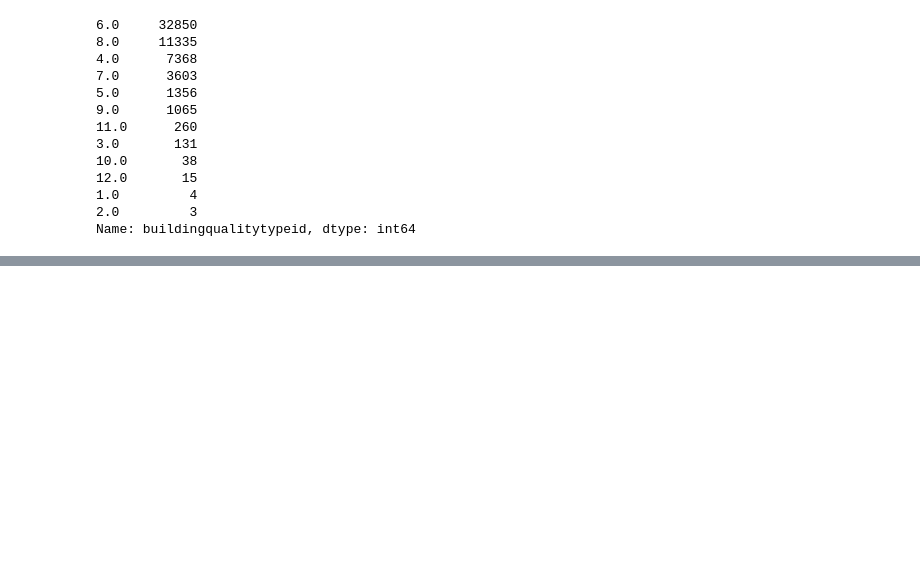
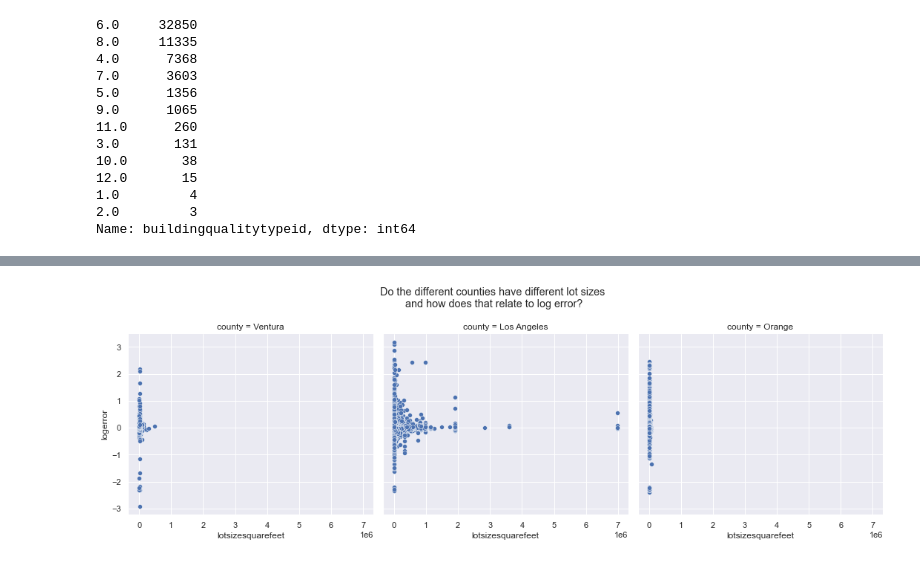
Before and after one commit to brandon-sharpe/clustering-exercises, a Jupyter notebook: explore_zillow.ipynb, the cells around one changed output, grey strips where cells are left out. Saved outputs shown, nothing was run; the diff lists cells and outputs as text; code cells hidden in the pictures; blank space fills up the shorter version.

```diff
--- a/explore_zillow.ipynb
+++ b/explore_zillow.ipynb
@@ -75,0 +153,11 @@ for ax, col in zip(axs, df.select_dtypes('number')):
+# %%
+sns.relplot(
+    data=train,
+    y='logerror',
+    x='lotsizesquarefeet',
+    col = 'county'
+)
+plt.suptitle("Do the different counties have different lot sizes\n and how does that relate to log error?")
+plt.tight_layout()
+# %% [output]
+[figure, added]
```
Also changed, not shown: parts of 19 cells of this notebook, 3 other files.
